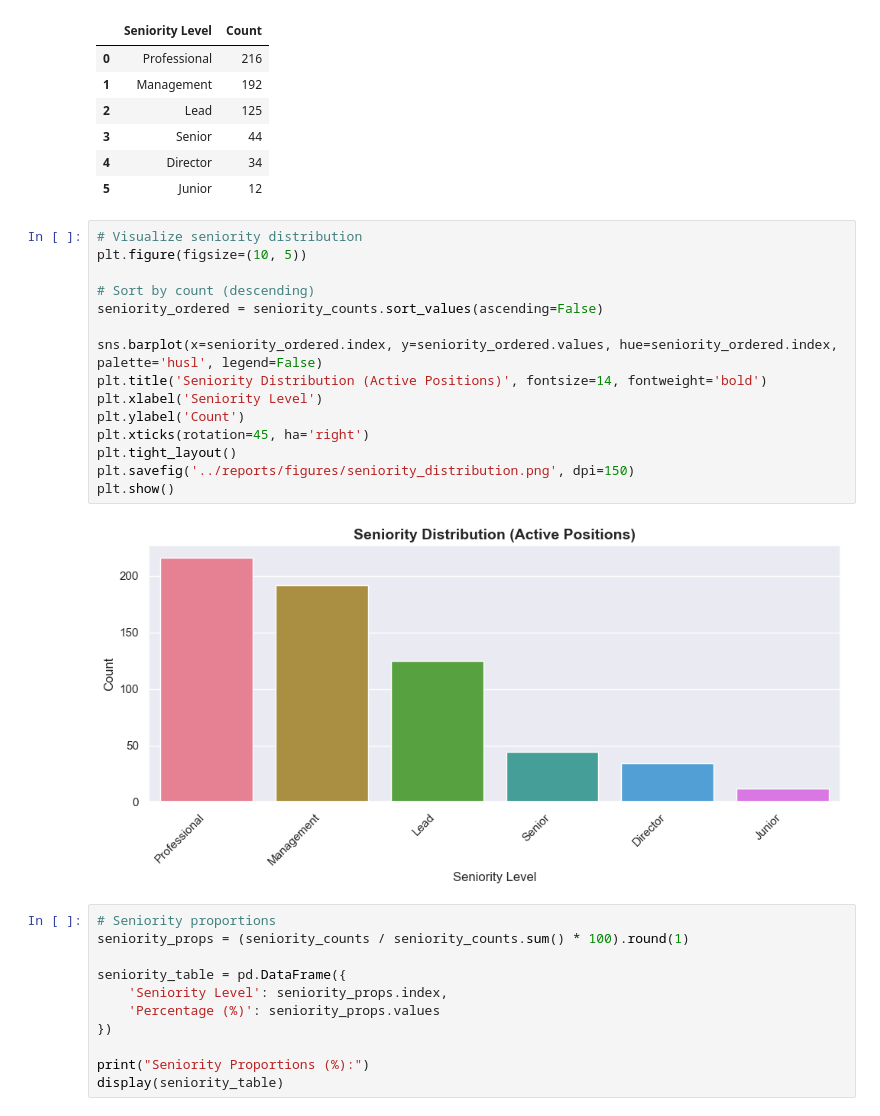
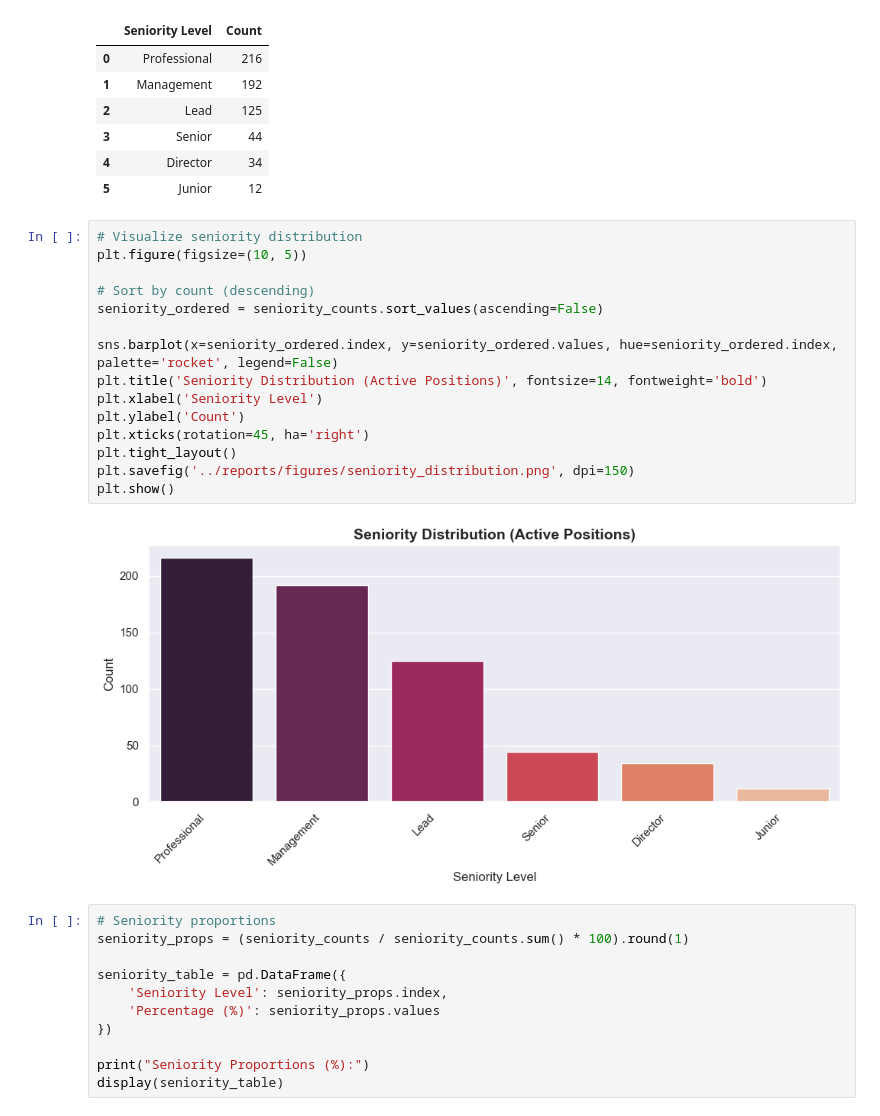
Before and after one commit to Julster35/BuzzwordLearner, a Jupyter notebook: notebooks/01_eda.ipynb, the cells around one changed output. Saved outputs shown, nothing was run; the diff lists cells and outputs as text.

```diff
--- a/notebooks/01_eda.ipynb
+++ b/notebooks/01_eda.ipynb
@@ -661,20 +661,20 @@ Seniority Distribution:
 # %%
 # Visualize seniority distribution
 plt.figure(figsize=(10, 5))
 
 # Sort by count (descending)
 seniority_ordered = seniority_counts.sort_values(ascending=False)
 
-sns.barplot(x=seniority_ordered.index, y=seniority_ordered.values, hue=seniority_ordered.index, palette='husl', legend=False)
+sns.barplot(x=seniority_ordered.index, y=seniority_ordered.values, hue=seniority_ordered.index, palette='rocket', legend=False)
 plt.title('Seniority Distribution (Active Positions)', fontsize=14, fontweight='bold')
 plt.xlabel('Seniority Level')
 plt.ylabel('Count')
 plt.xticks(rotation=45, ha='right')
 plt.tight_layout()
 plt.savefig('../reports/figures/seniority_distribution.png', dpi=150)
 plt.show()
 # %% [output]
-[figure, old version]
+[figure, new version]
 # %%
 # Seniority proportions
 seniority_props = (seniority_counts / seniority_counts.sum() * 100).round(1)
```
Also changed, not shown: parts of 11 cells of this notebook.
